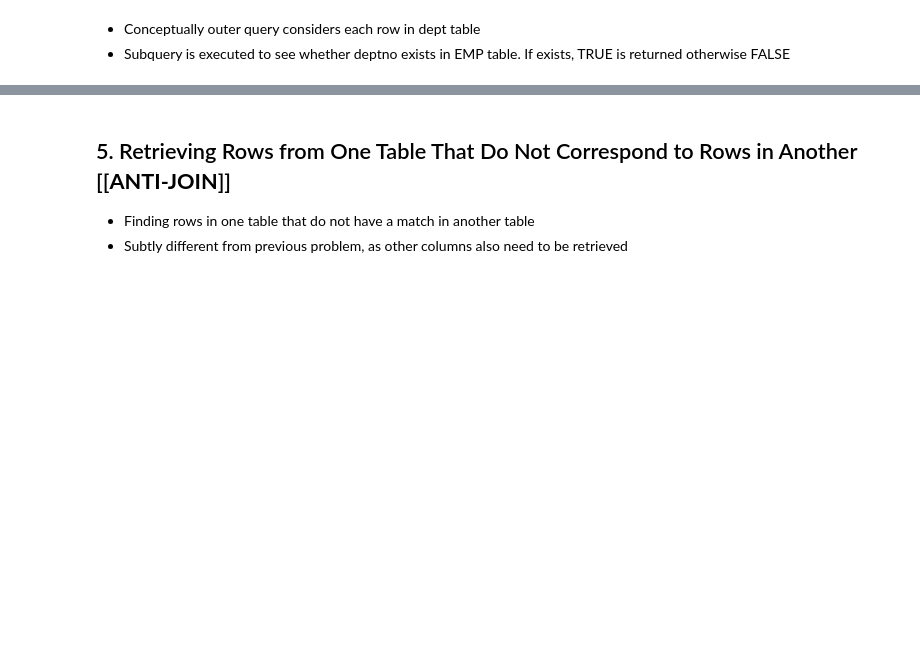
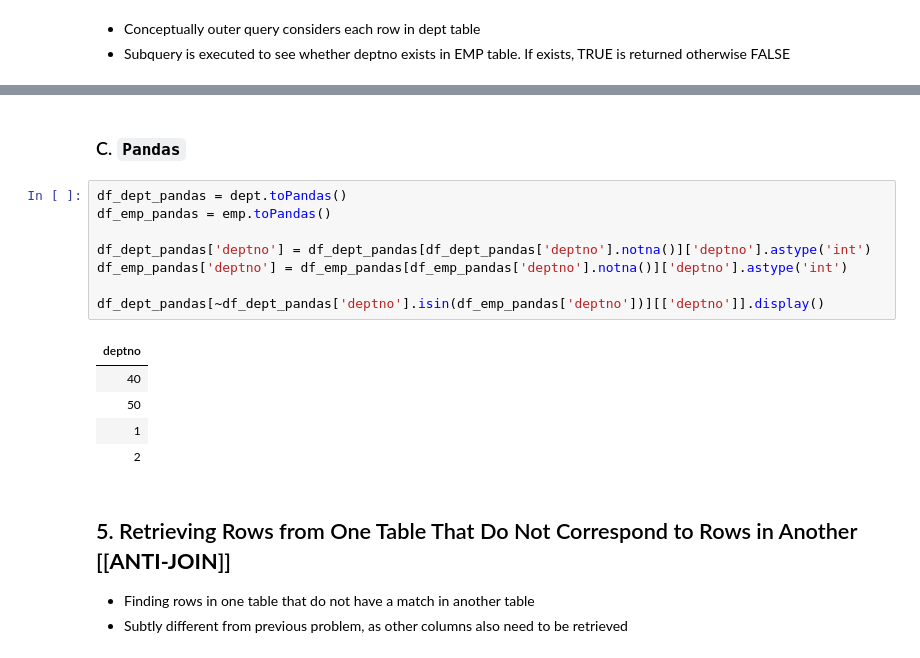
Before and after one commit to Akash0811/Databricks, a Jupyter notebook: Ch3_WorkingWithMultipleTables.ipynb, the cells around one changed output, grey strips where cells are left out. Drawn from its saved outputs; the diff is of its cells as text; blank space fills up the shorter version.

```diff
--- a/Ch3_WorkingWithMultipleTables.ipynb
+++ b/Ch3_WorkingWithMultipleTables.ipynb
@@ -529,3 +469,19 @@ where d.deptno = e.deptno)
+# %% [markdown]
+### C. `Pandas`
+# %%
+df_dept_pandas = dept.toPandas()
+df_emp_pandas = emp.toPandas()
+
+df_dept_pandas['deptno'] = df_dept_pandas[df_dept_pandas['deptno'].notna()]['deptno'].astype('int')
+df_emp_pandas['deptno'] = df_emp_pandas[df_emp_pandas['deptno'].notna()]['deptno'].astype('int')
+
+df_dept_pandas[~df_dept_pandas['deptno'].isin(df_emp_pandas['deptno'])][['deptno']].display()
+# %% [output]
+| deptno |
+| 40 |
+| 50 |
+| 1 |
+| 2 |
 # %% [markdown]
 ## 5. Retrieving Rows from One Table That Do Not Correspond to Rows in Another [[**ANTI-JOIN**]]
 - Finding rows in one table that do not have a match in another table
```
Also changed, not shown: parts of 24 cells of this notebook.
